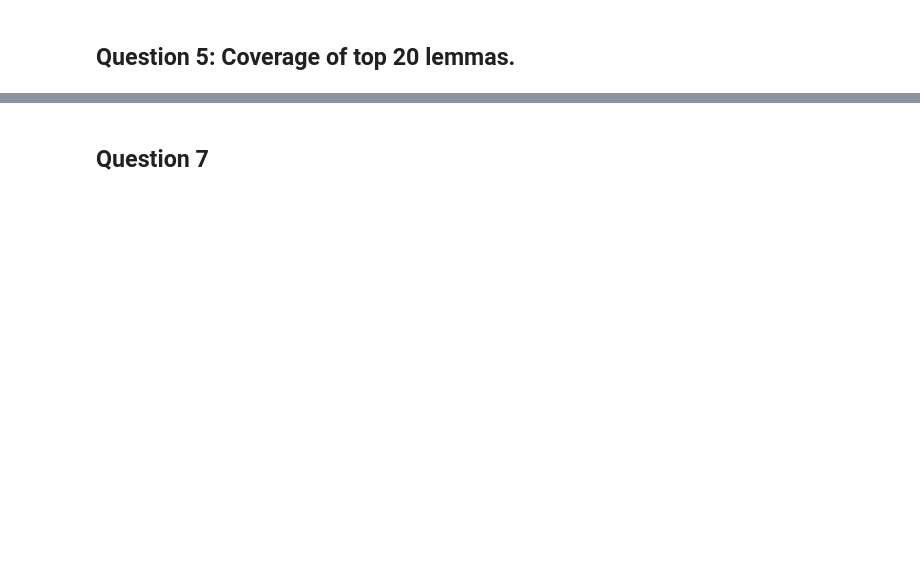
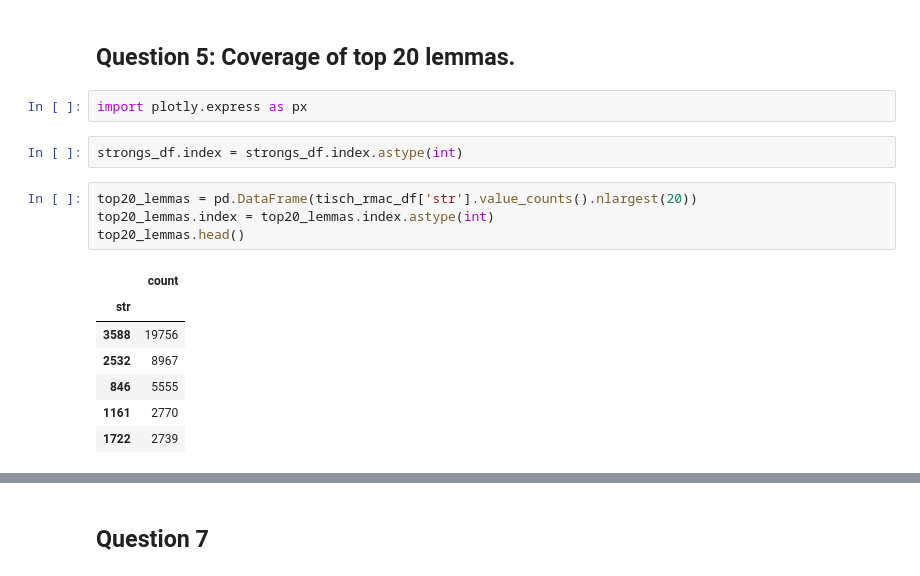
Before and after one commit to Tussky/Datascience-problem-set, a Jupyter notebook: PS1_InitialExploration.ipynb, the cells around one changed output, grey strips where cells are left out. Drawn from its saved outputs; the diff is of its cells as text; blank space fills up the shorter version.

```diff
--- a/PS1_InitialExploration.ipynb
+++ b/PS1_InitialExploration.ipynb
@@ -168,2 +164,18 @@ top50_lemmas.head()
 # %% [markdown]
 ## Question 5: Coverage of top 20 lemmas.
+# %%
+import plotly.express as px
+# %%
+strongs_df.index = strongs_df.index.astype(int)
+# %%
+top20_lemmas = pd.DataFrame(tisch_rmac_df['str'].value_counts().nlargest(20))
+top20_lemmas.index = top20_lemmas.index.astype(int)
+top20_lemmas.head()
+# %% [output]
+|  | count |
+| str |  |
+| 3588 | 19756 |
+| 2532 | 8967 |
+| 846 | 5555 |
+| 1161 | 2770 |
+| 1722 | 2739 |
```
Also changed, not shown: parts of 8 cells of this notebook.
